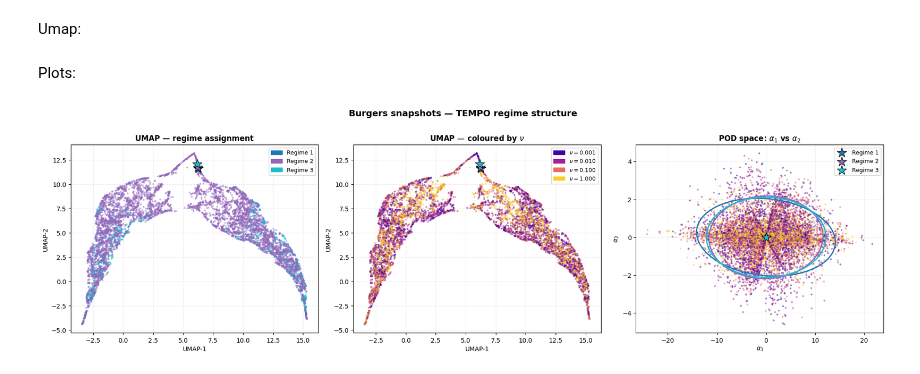
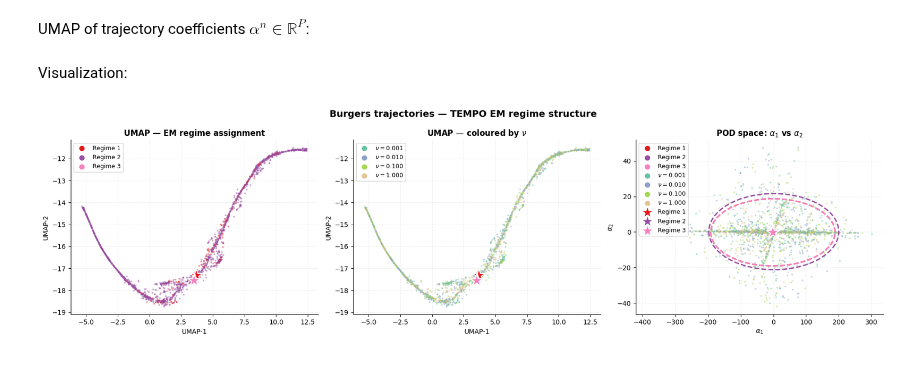
Before and after one commit to intsystems/2026-Project-185, a Jupyter notebook: code/notebooks/TEMPO_EM.ipynb, the cells around one changed output. Saved outputs shown, nothing was run; the diff lists cells and outputs as text; code cells hidden in the pictures.

```diff
--- a/code/notebooks/TEMPO_EM.ipynb
+++ b/code/notebooks/TEMPO_EM.ipynb
@@ -39,5 +35,5 @@ def draw_cov_ellipse(ax, mean2d, cov2d, color, n_std=2.0, **kwargs):
     ax.add_patch(ellipse)
 # %%
 nu_values = [0.001, 0.01, 0.1, 1.0]
-N_samples  = 5000
+N_samples  = 9000   # trajectories per nu
 # %%
@@ -87,4 +86,4 @@ cfg = TEMPOConfig(
 # %%
 trainer = TEMPOTrainer(cfg)
-trainer.train(s, x, t, kappa)
+trainer.train(s, x, t=None, kappa=kappa)
 # %% [output]
@@ -110,76 +109,68 @@ Results:
 # %%
-N_viz      = 8000
-idx_viz    = np.random.choice(len(s), N_viz, replace=False)
+N_viz = min(5632, len(s))
+idx   = np.random.choice(len(s), N_viz, replace=False)
 
-alpha_np   = trainer.alpha.cpu().float().numpy()
-alpha_viz  = alpha_np[idx_viz]
-kappa_viz  = kappa[idx_viz, 0].cpu().numpy()
-hard_all   = trainer.gamma.argmax(dim=1).cpu().numpy()
-hard_viz   = hard_all[idx_viz]
-mu_np      = trainer.mu.cpu().float().numpy()   # (M, P)
+kappa_viz   = kappa[idx, 0].cpu().numpy()
+alpha_viz   = trainer.alpha[idx].cpu().numpy()
+hard_labels = trainer.gamma[idx].argmax(dim=1).cpu().numpy()
+mu_np       = trainer.mu.cpu().numpy()   # (M, P_global)
 # %% [markdown]
-Umap:
+UMAP of trajectory coefficients $\alpha^n \in \mathbb{R}^P$:
 # %%
-reducer  = umap.UMAP(n_components=2, random_state=42, n_neighbors=30, min_dist=0.1)
+reducer   = UMAP(n_neighbors=30, min_dist=0.0)
 embedding = reducer.fit_transform(alpha_viz)
 mu_umap   = reducer.transform(mu_np)
 # %% [markdown]
-Plots:
+Visualization:
 # %%
-regime_colors = plt.cm.tab10(np.linspace(0, 0.9, cfg.M))
+nu_unique    = np.unique(kappa_viz)
+nu_palette   = plt.cm.Set2(np.linspace(0, 0.8, len(nu_unique)))
+nu_to_col    = {nu: c for nu, c in zip(nu_unique, nu_palette)}
+point_colors = np.array([nu_to_col[float(nu)] for nu in kappa_viz])
 
-nu_unique  = np.unique(kappa_viz)
-nu_palette = plt.cm.plasma(np.linspace(0.1, 0.9, len(nu_unique)))
-nu_to_col  = {nu: c for nu, c in zip(nu_unique, nu_palette)}
-nu_colors  = np.array([nu_to_col[float(nu)] for nu in kappa_viz])
+star_kw = dict(s=400, marker="*", zorder=10, edgecolors="white", linewidths=1.5)
 
+fig, axes = plt.subplots(1, 3, figsize=(18, 5))
 
-fig, axes = plt.subplots(1, 3, figsize=(19, 5.5))
-
-star_kw = dict(s=250, marker="*", edgecolors="black", linewidths=0.8, zorder=6)
-
-# Panel 1: UMAP coloured by regime
+# Panel 0: UMAP coloured by regime
 axes[0].scatter(embedding[:, 0], embedding[:, 1],
-                c=regime_colors[hard_viz], s=4, alpha=0.4, rasterized=True)
-axes[0].scatter(mu_umap[:, 0], mu_umap[:, 1],
-                c=regime_colors, **star_kw)
-axes[0].set_title("UMAP — regime assignment", fontweight="bold")
-handles = [mpatches.Patch(color=regime_colors[m], label=f"Regime {m+1}")
+                c=regime_colors[hard_labels], s=3, alpha=0.35, rasterized=True)
+axes[0].scatter(mu_umap[:, 0], mu_umap[:, 1], c=regime_colors, **star_kw)
+axes[0].set_title("UMAP — EM regime assignment", fontweight="bold")
+handles = [plt.scatter([], [], color=regime_colors[m], s=50, label=f"Regime {m+1}")
            for m in range(cfg.M)]
 axes[0].legend(handles=handles, fontsize=9)
 
-# Panel 2: UMAP coloured by nu
+# Panel 1: UMAP coloured by ν
 axes[1].scatter(embedding[:, 0], embedding[:, 1],
-                c=nu_colors, s=4, alpha=0.4, rasterized=True)
-axes[1].scatter(mu_umap[:, 0], mu_umap[:, 1],
-                c=regime_colors, **star_kw)
+                c=point_colors, s=3, alpha=0.35, rasterized=True)
+axes[1].scatter(mu_umap[:, 0], mu_umap[:, 1], c=regime_colors, **star_kw)
 axes[1].set_title(r"UMAP — coloured by $\nu$", fontweight="bold")
-handles = [mpatches.Patch(color=nu_to_col[nu], label=rf"$\nu = {nu:.3f}$")
-           for nu in nu_unique]
+handles = [plt.scatter([], [], color=nu_to_col[nu], s=50,
+                       label=rf"$\nu = {nu:.3f}$") for nu in nu_unique]
 axes[1].legend(handles=handles, fontsize=9)
 
-# Panel 3: POD space alpha_1 vs alpha_2
+# Panel 2: POD coefficient space α_1 vs α_2
 axes[2].scatter(alpha_viz[:, 0], alpha_viz[:, 1],
-                c=nu_colors, s=4, alpha=0.4, rasterized=True)
+                c=point_colors, s=3, alpha=0.35, rasterized=True)
 for m in range(cfg.M):
     cov2d  = trainer.Sigma[m, :2, :2].cpu().numpy()
     mean2d = mu_np[m, :2]
-    draw_cov_ellipse(axes[2], mean2d, cov2d, color=regime_colors[m])
-    axes[2].scatter(*mean2d, color=regime_colors[m], **star_kw,
-                    label=f"Regime {m+1}")
+    draw_cov_ellipse(axes[2], mean2d, cov2d, color=regime_colors[m], linestyle="--")
+    axes[2].scatter(*mean2d, color=regime_colors[m], **star_kw, label=f"Regime {m+1}")
 axes[2].set_title(r"POD space: $\alpha_1$ vs $\alpha_2$", fontweight="bold")
 axes[2].set_xlabel(r"$\alpha_1$"); axes[2].set_ylabel(r"$\alpha_2$")
 axes[2].legend(fontsize=9)
 
 for ax in axes[:2]:
     ax.set_xlabel("UMAP-1"); ax.set_ylabel("UMAP-2")
 for ax in axes:
-    ax.grid(True, ls="--", alpha=0.25)
-    ax.set_aspect("auto")
+    ax.grid(True, ls="--", alpha=0.2)
+    ax.spines[["top", "right"]].set_visible(False)
 
-plt.suptitle(r"Burgers snapshots — TEMPO regime structure",
-             fontweight="bold", fontsize=14, y=1.01)
+plt.suptitle("Burgers trajectories — TEMPO EM regime structure",
+             fontweight="bold", fontsize=14)
 plt.tight_layout()
 plt.show()
 # %% [output]
-[figure, old version]
+[figure, new version]
```
Also changed, not shown: parts of 7 cells of this notebook, 5 other files.
